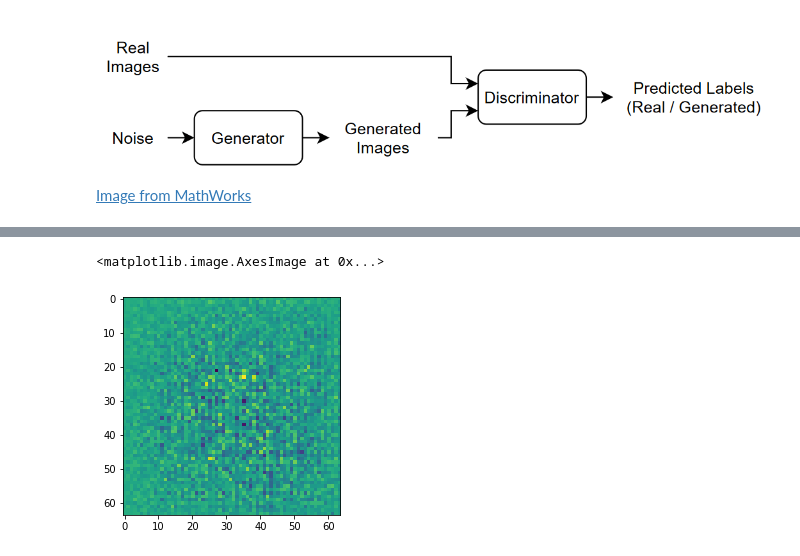
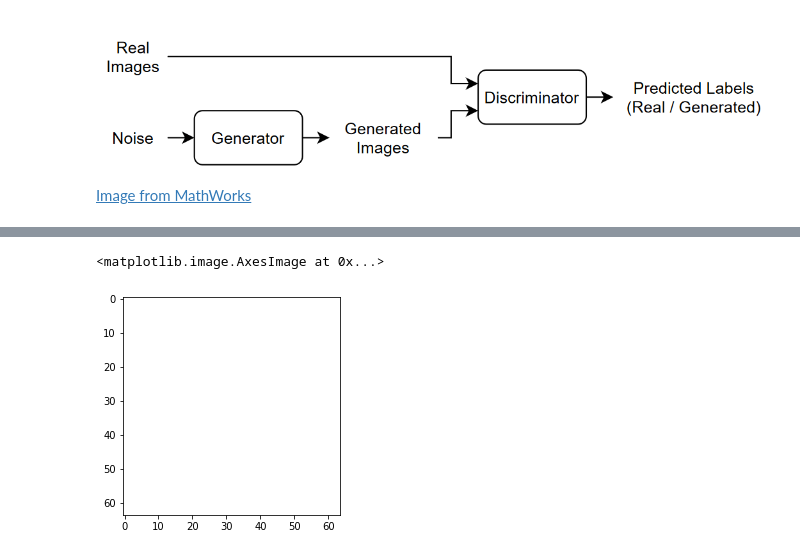
Before and after one commit to JavadMokhtari/dapa-group, a Jupyter notebook: Train_GANs.ipynb, the cells around one changed output, grey strips where cells are left out. Drawn from its saved outputs; the diff is of its cells as text; code cells hidden in the pictures.

```diff
--- a/Train_GANs.ipynb
+++ b/Train_GANs.ipynb
@@ -148,7 +137,7 @@ noise = tf.random.normal([1, 100])
 
 # Generate image by designed model
 generated_image = generator(noise, training=False)
-print(generated_image.shape)
+
 # Shwo generated image by the model
-plt.imshow(generated_image[0, :, :, 0])
+plt.imshow(generated_image[0] * 127.5 + 127.5)
 # %% [output]
@@ -156,2 +145,2 @@ plt.imshow(generated_image[0, :, :, 0])
 <matplotlib.image.AxesImage at 0x...>
-[figure, old version]
+[figure, new version]
```
Also changed, not shown: parts of 22 cells of this notebook.
